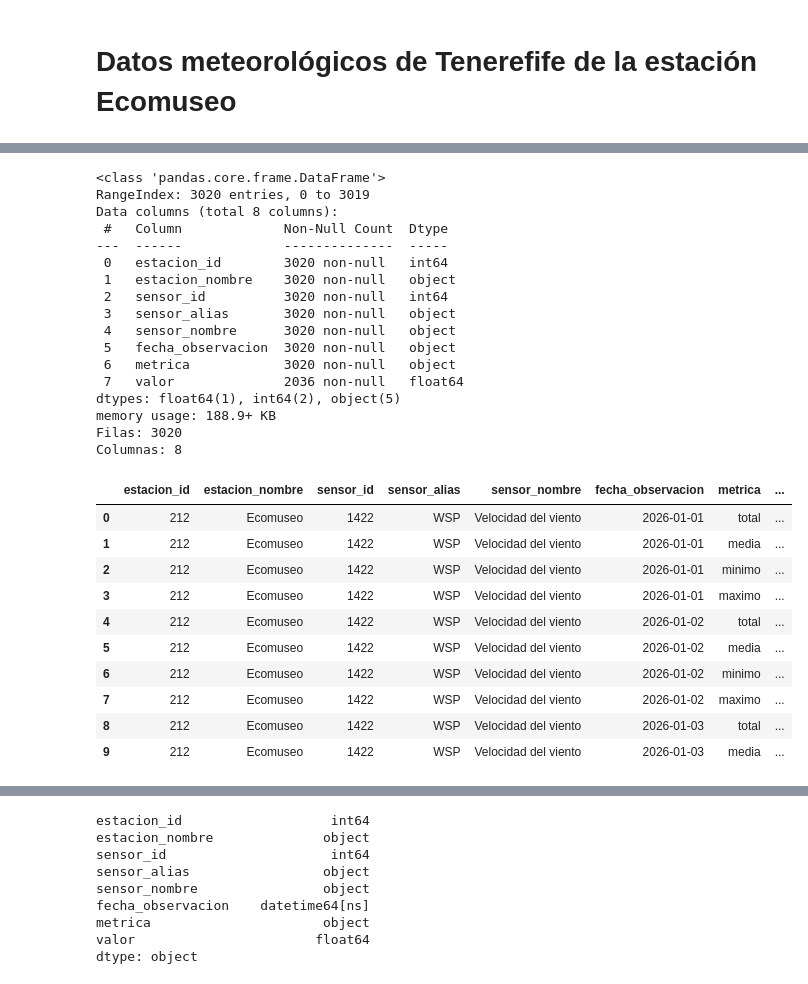
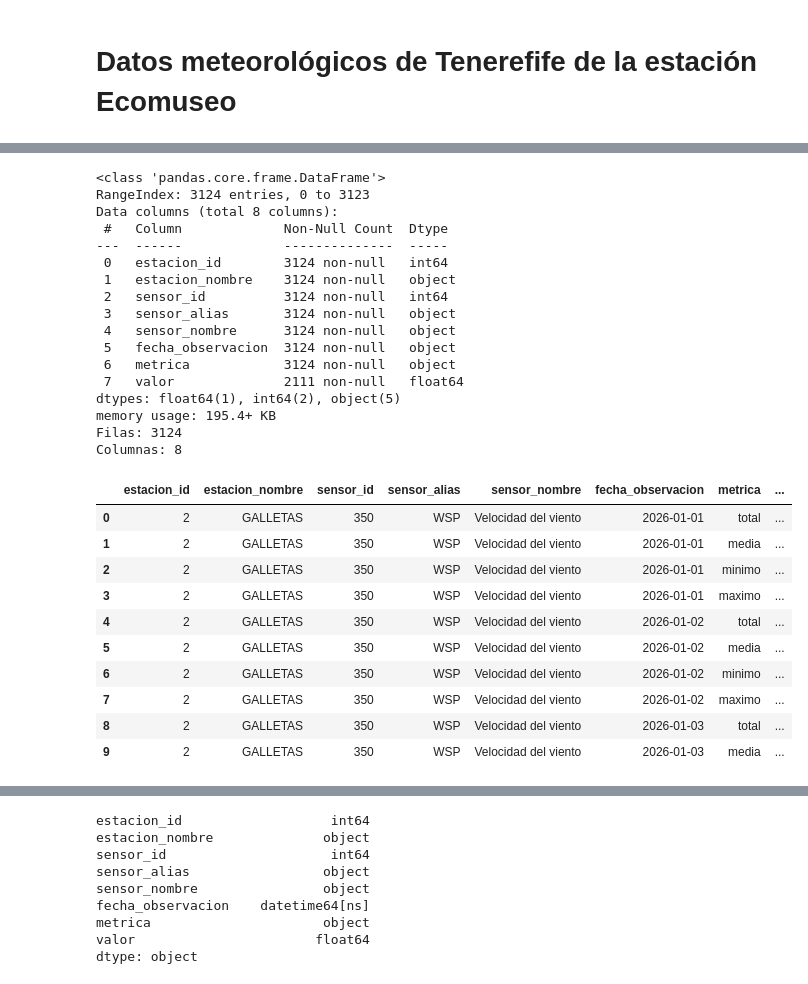
Before and after one commit to ialonsoiturbe/Tenerife-estacion-Ecomuseo, a Jupyter notebook: tenerife_estaciones.ipynb, the cells around one changed output, grey strips where cells are left out. Drawn from its saved outputs; the diff is of its cells as text; code cells hidden in the pictures.

Commit message:
comparacion dataset galletas

```diff
--- a/tenerife_estaciones.ipynb
+++ b/tenerife_estaciones.ipynb
@@ -19,7 +19,7 @@ https://datos.gob.es/es/catalogo/conjuntos-datos?publisher_display_name=Cabildo+
 Primero recogeremos los datos en csv de todas las estaciones y las exploraremos sin manipularlas para conocer qué datos hemos recogido.
 ![Mapa estaciones de Tenerife](mapa_tenerife_estaciones.png)
 # %%
-#Leemos los dataset
+#Leemos los 67 dataset
 df_ecomuseo = pd.read_csv('https://datos.tenerife.es/ckan/dataset/f9564dce-9106-4747-9758-51bed4f12afa/resource/99a5dd1d-b72b-4e1c-a1da-6698fb4b8dcc/download/datos-meteorologicos-diarios-ecomuseo-2026.csv')
 df_correderas = pd.read_csv('https://datos.tenerife.es/ckan/dataset/1e0029f3-ebb0-4f1f-9fbc-737676ddf9f8/resource/1945416d-0eba-4086-b32c-389f8780b9ad/download/datos-meteorologicos-diarios-montana_correderas-2026.csv')
 df_sietefuentes = pd.read_csv('https://datos.tenerife.es/ckan/dataset/597a776d-c4fa-45f3-b604-d6da7b5bdc6d/resource/ef91f479-ed18-41aa-94df-258a5ce72743/download/datos-meteorologicos-diarios-siete_fuentes-2026.csv')
@@ -75,60 +75,60 @@ df_ratino01 = pd.read_csv('https://datos.tenerife.es/ckan/dataset/72eb4159-cd54-
 df_badajth = pd.read_csv('https://datos.tenerife.es/ckan/dataset/2c301677-996d-4933-ac93-50b8a1f4e245/resource/a3a041f4-e8f3-4c99-a131-1b109028393e/download/datos-meteorologicos-diarios-badajth-2026.csv')
 df_laguna = pd.read_csv('https://datos.tenerife.es/ckan/dataset/23ae1037-c825-40b7-85ce-237e8c013f10/resource/03f428cb-c6ef-4223-9d20-8c918e568cb6/download/datos-meteorologicos-diarios-laguna-2026.csv')
 df_tejina01 = pd.read_csv('https://datos.tenerife.es/ckan/dataset/c4c90974-d1ba-47c7-8159-18a0a266b4f1/resource/557def74-3fbe-41a8-a1bc-b0cc62aa3542/download/datos-meteorologicos-diarios-tejina01-2026.csv')
 df_realeth = pd.read_csv('https://datos.tenerife.es/ckan/dataset/c4a896e9-bec2-4fef-acd6-5d9f52274d4f/resource/9dabbad0-f618-4a19-bda5-32debb7ad783/download/datos-meteorologicos-diarios-realeth_n-2026.csv')
 df_orotav01 = pd.read_csv('https://datos.tenerife.es/ckan/dataset/d7f76055-5199-406a-8e2f-317b4c0a3044/resource/9759483d-c06d-4991-b6b9-6cac26fb2faa/download/datos-meteorologicos-diarios-orotav01-2026.csv')
 df_alcala = pd.read_csv('https://datos.tenerife.es/ckan/dataset/4b14512a-a5f8-423b-b821-5855395eaeb5/resource/f24dc285-e6a4-43c0-8b02-022b75f36870/download/datos-meteorologicos-diarios-alcala-2026.csv')
 df_hoyagrande = pd.read_csv('https://datos.tenerife.es/ckan/dataset/41ddcb9e-c00e-4eb7-a83f-0d93dd6b2134/resource/3bcf63e9-513a-4123-9dec-a728e12e2b79/download/datos-meteorologicos-diarios-hoya_grande-2026.csv')
 df_gaitero = pd.read_csv('https://datos.tenerife.es/ckan/dataset/d80f40b5-14de-45e7-8243-577bb9f42de8/resource/0e655e8a-b8b4-445b-abf8-9b7dc32c650c/download/datos-meteorologicos-diarios-gaitero_ma-2026.csv')
 df_chavao = pd.read_csv('https://datos.tenerife.es/ckan/dataset/9fb089b1-beb8-4221-b01a-446830c88c7d/resource/410b75b1-184e-42d1-b3b8-c792ac6e0fff/download/datos-meteorologicos-diarios-chavao_ma-2026.csv')
 df_picacho = pd.read_csv('https://datos.tenerife.es/ckan/dataset/56da6c5b-c118-4f68-b2b3-070b0ff88176/resource/a3e3a6f8-f0fc-4ea7-90bc-3b09c6170367/download/datos-meteorologicos-diarios-picacho_ma-2026.csv')
 df_santacruz = pd.read_csv('https://datos.tenerife.es/ckan/dataset/ef37ec79-7bf3-45a4-b617-00afa8ba219d/resource/bcc16653-b716-4d5a-a2ed-08cdd722500d/download/datos-meteorologicos-diarios-santa_cruz-2026.csv')
 df_taganana = pd.read_csv('https://datos.tenerife.es/ckan/dataset/cbd4fc92-e465-4b2a-a47b-d271dda7941d/resource/d1d2d1f9-5147-4f0c-89f2-66c40e8a27e3/download/datos-meteorologicos-diarios-taganana-2026.csv')
 df_bailadero = pd.read_csv('https://datos.tenerife.es/ckan/dataset/b07c2ed8-4dc0-44df-9d45-8c236dbb222c/resource/8564dadb-4db6-4950-a59f-516eff55d8a7/download/datos-meteorologicos-diarios-bailadero-2026.csv')
 df_ravelo01 = pd.read_csv('https://datos.tenerife.es/ckan/dataset/dd170327-a63c-480c-8c1d-1d56e7c40d97/resource/41fcda29-ee18-435a-b192-8b5d5630b93b/download/datos-meteorologicos-diarios-ravelo01-2026.csv')
 df_galletas = pd.read_csv('https://datos.tenerife.es/ckan/dataset/bc4d2d48-d710-4637-b139-a21453e2cd47/resource/e673cd8d-1f3e-429e-8fb5-ef5bc9777aab/download/datos-meteorologicos-diarios-galletas-2026.csv')
 
-#Veamos las estadísticas del dataset
-df_ecomuseo.describe()
+#Veamos las estadísticas del ultimo dataset para revisar que es igual la estructura que el de Ecomuseo
+df_galletas.describe()
 
 #Tipos de los datos
-df_ecomuseo.dtypes
-df_ecomuseo.columns
-df_ecomuseo.info()
+df_galletas.dtypes
+df_galletas.columns
+df_galletas.info()
 
 #Dimensiones del dataset
-print("Filas:", df_ecomuseo.shape[0])
-print("Columnas:", df_ecomuseo.shape[1])
+print("Filas:", df_galletas.shape[0])
+print("Columnas:", df_galletas.shape[1])
 
 #Ver el dataset
-df_ecomuseo.head(10)
+df_galletas.head(10)
 # %% [output]
 <class 'pandas.core.frame.DataFrame'>
-RangeIndex: 3020 entries, 0 to 3019
+RangeIndex: 3124 entries, 0 to 3123
 Data columns (total 8 columns):
  #   Column             Non-Null Count  Dtype
 ---  ------             --------------  -----
- 0   estacion_id        3020 non-null   int64
- 1   estacion_nombre    3020 non-null   object
- 2   sensor_id          3020 non-null   int64
- 3   sensor_alias       3020 non-null   object
- 4   sensor_nombre      3020 non-null   object
- 5   fecha_observacion  3020 non-null   object
- 6   metrica            3020 non-null   object
- 7   valor              2036 non-null   float64
+ 0   estacion_id        3124 non-null   int64
+ 1   estacion_nombre    3124 non-null   object
+ 2   sensor_id          3124 non-null   int64
+ 3   sensor_alias       3124 non-null   object
+ 4   sensor_nombre      3124 non-null   object
+ 5   fecha_observacion  3124 non-null   object
+ 6   metrica            3124 non-null   object
+ 7   valor              2111 non-null   float64
 dtypes: float64(1), int64(2), object(5)
-memory usage: 188.9+ KB
-Filas: 3020
+memory usage: 195.4+ KB
+Filas: 3124
 Columnas: 8
 |  | estacion_id | estacion_nombre | sensor_id | sensor_alias | sensor_nombre | fecha_observacion | metrica | ... |
-| 0 | 212 | Ecomuseo | 1422 | WSP | Velocidad del viento | 2026-01-01 | total | ... |
-| 1 | 212 | Ecomuseo | 1422 | WSP | Velocidad del viento | 2026-01-01 | media | ... |
-| 2 | 212 | Ecomuseo | 1422 | WSP | Velocidad del viento | 2026-01-01 | minimo | ... |
-| 3 | 212 | Ecomuseo | 1422 | WSP | Velocidad del viento | 2026-01-01 | maximo | ... |
-| 4 | 212 | Ecomuseo | 1422 | WSP | Velocidad del viento | 2026-01-02 | total | ... |
-| 5 | 212 | Ecomuseo | 1422 | WSP | Velocidad del viento | 2026-01-02 | media | ... |
-| 6 | 212 | Ecomuseo | 1422 | WSP | Velocidad del viento | 2026-01-02 | minimo | ... |
-| 7 | 212 | Ecomuseo | 1422 | WSP | Velocidad del viento | 2026-01-02 | maximo | ... |
-| 8 | 212 | Ecomuseo | 1422 | WSP | Velocidad del viento | 2026-01-03 | total | ... |
-| 9 | 212 | Ecomuseo | 1422 | WSP | Velocidad del viento | 2026-01-03 | media | ... |
+| 0 | 2 | GALLETAS | 350 | WSP | Velocidad del viento | 2026-01-01 | total | ... |
+| 1 | 2 | GALLETAS | 350 | WSP | Velocidad del viento | 2026-01-01 | media | ... |
+| 2 | 2 | GALLETAS | 350 | WSP | Velocidad del viento | 2026-01-01 | minimo | ... |
+| 3 | 2 | GALLETAS | 350 | WSP | Velocidad del viento | 2026-01-01 | maximo | ... |
+| 4 | 2 | GALLETAS | 350 | WSP | Velocidad del viento | 2026-01-02 | total | ... |
+| 5 | 2 | GALLETAS | 350 | WSP | Velocidad del viento | 2026-01-02 | media | ... |
+| 6 | 2 | GALLETAS | 350 | WSP | Velocidad del viento | 2026-01-02 | minimo | ... |
+| 7 | 2 | GALLETAS | 350 | WSP | Velocidad del viento | 2026-01-02 | maximo | ... |
+| 8 | 2 | GALLETAS | 350 | WSP | Velocidad del viento | 2026-01-03 | total | ... |
+| 9 | 2 | GALLETAS | 350 | WSP | Velocidad del viento | 2026-01-03 | media | ... |
 # %% [markdown]
```
Also changed, not shown: parts of 9 cells of this notebook.
